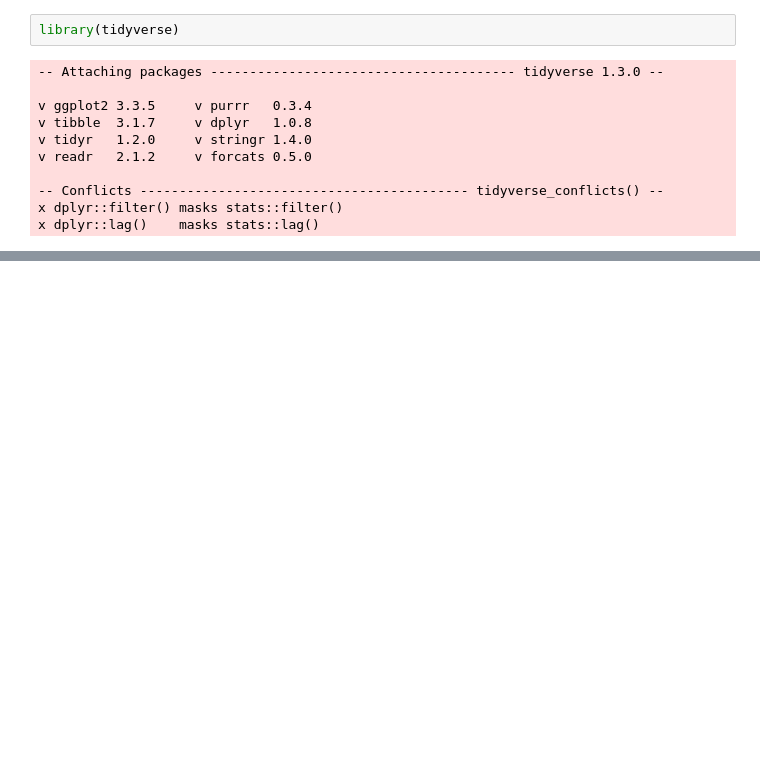
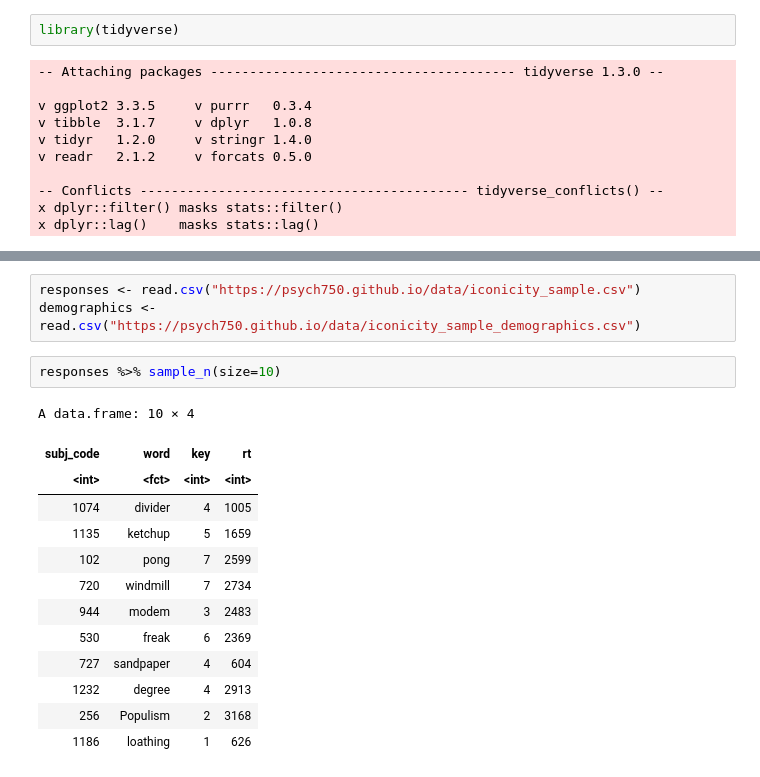
Before and after one commit to psych750/psych750.github.io, a Jupyter notebook: _sources/notebooks/activity_merge_sac.ipynb, the cells around one changed output, grey strips where cells are left out. Cells and saved outputs as stored; diff of their text form; blank space fills up the shorter version.

```diff
--- a/_sources/notebooks/activity_merge_sac.ipynb
+++ b/_sources/notebooks/activity_merge_sac.ipynb
@@ -31,0 +20,19 @@ A grouped_df: 6 × 6
+# %%
+responses <- read.csv("https://psych750.github.io/data/iconicity_sample.csv")
+demographics <- read.csv("https://psych750.github.io/data/iconicity_sample_demographics.csv")
+# %%
+responses %>% sample_n(size=10)
+# %% [output]
+A data.frame: 10 × 4
+| subj_code | word | key | rt |
+| <int> | <fct> | <int> | <int> |
+| 1074 | divider | 4 | 1005 |
+| 1135 | ketchup | 5 | 1659 |
+| 102 | pong | 7 | 2599 |
+| 720 | windmill | 7 | 2734 |
+| 944 | modem | 3 | 2483 |
+| 530 | freak | 6 | 2369 |
+| 727 | sandpaper | 4 | 604 |
+| 1232 | degree | 4 | 2913 |
+| 256 | Populism | 2 | 3168 |
+| 1186 | loathing | 1 | 626 |
```
Also changed, not shown: parts of 27 cells of this notebook, 2 other files.
